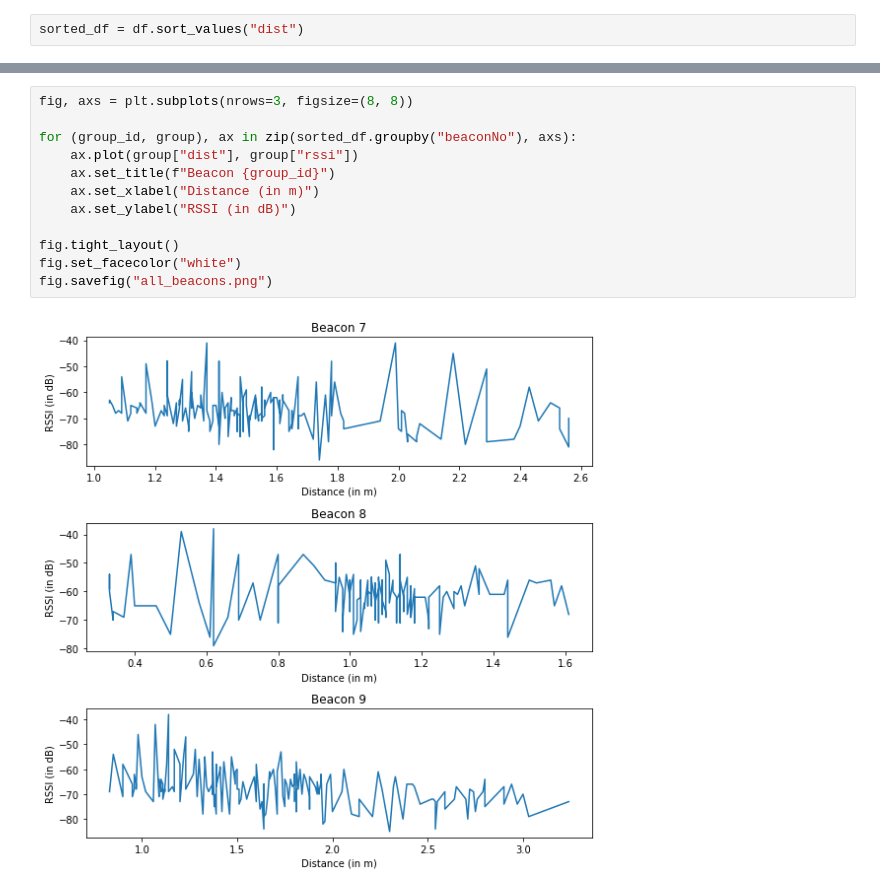
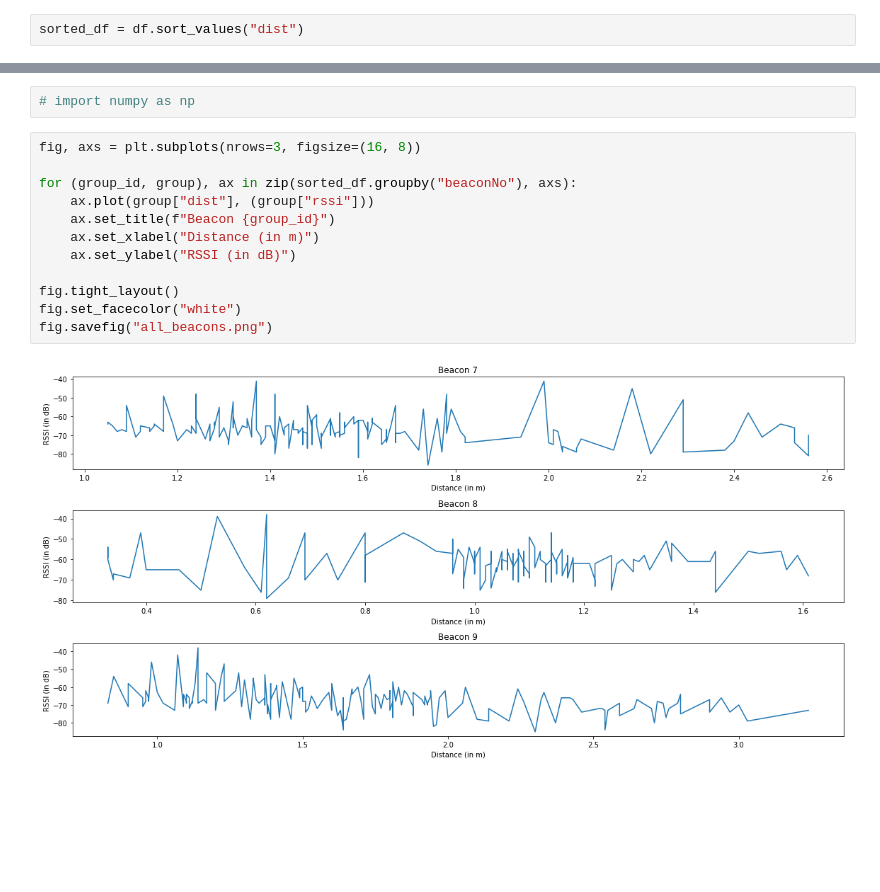
Before and after one commit to NaikAayush/employee-emergency, a Jupyter notebook: analysis/beacons_data_analysis.ipynb, the cells around one changed output, grey strips where cells are left out. Cells and saved outputs as stored; diff of their text form; blank space fills up the shorter version.

```diff
--- a/analysis/beacons_data_analysis.ipynb
+++ b/analysis/beacons_data_analysis.ipynb
@@ -71,14 +31,16 @@ plt.plot(sorted_df["dist"], sorted_df["tx"])
+# %%
+# import numpy as np
 # %%
-fig, axs = plt.subplots(nrows=3, figsize=(8, 8))
+fig, axs = plt.subplots(nrows=3, figsize=(16, 8))
 
 for (group_id, group), ax in zip(sorted_df.groupby("beaconNo"), axs):
-    ax.plot(group["dist"], group["rssi"])
+    ax.plot(group["dist"], (group["rssi"]))
     ax.set_title(f"Beacon {group_id}")
     ax.set_xlabel("Distance (in m)")
     ax.set_ylabel("RSSI (in dB)")
 
 fig.tight_layout()
 fig.set_facecolor("white")
 fig.savefig("all_beacons.png")
 # %% [output]
-[figure, old version]
+[figure, new version]
```
Also changed, not shown: parts of 4 cells of this notebook, 2 other files.
